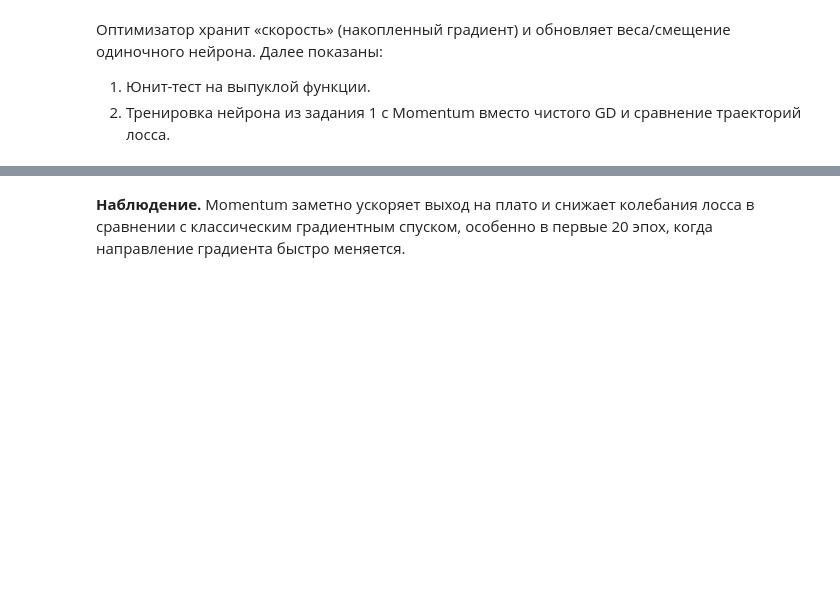
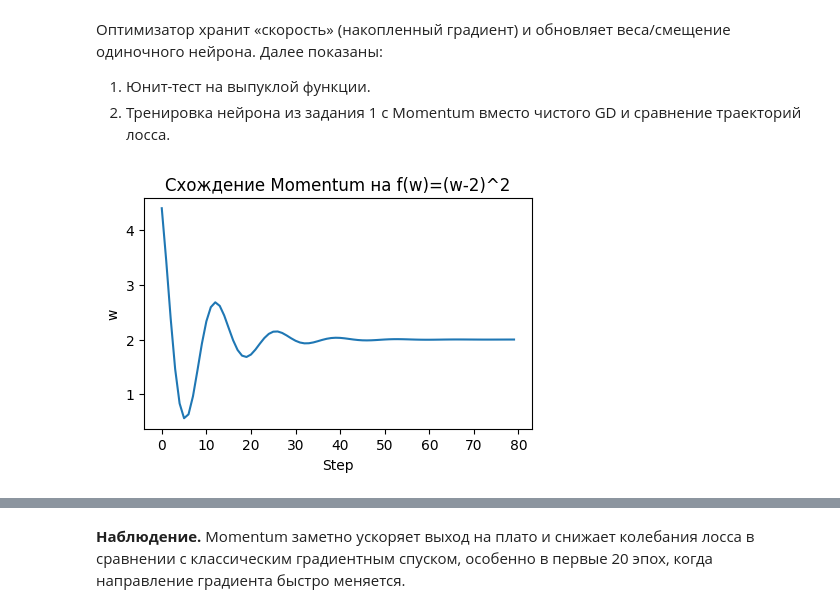
Before and after one commit to emgeorrk/spbu_dl_2025, a Jupyter notebook: homeworks/pytorch.ipynb, the cells around one changed output, grey strips where cells are left out. Cells and saved outputs as stored; diff of their text form; code cells hidden in the pictures; blank space fills up the shorter version.

```diff
--- a/homeworks/pytorch.ipynb
+++ b/homeworks/pytorch.ipynb
@@ -81,28 +81,7 @@ def train_sigmoid_neuron(
 
 
 def load_year_prediction_subset(year_a: int, year_b: int, limit: int = 4000) -> Tuple[List[List[float]], List[int]]:
-    dataset_path = DATA_ROOT / "data" / "YearPredictionMSD" / "YearPredictionMSD.txt"
-    samples: List[List[float]] = []
-    labels: List[int] = []
-    if dataset_path.exists():
-        with dataset_path.open() as f:
-            for line in f:
-                parts = line.strip().split(',')
-                if not parts or len(parts) < 2:
-                    continue
-                year = int(float(parts[0]))
-                if year not in (year_a, year_b):
-                    continue
-                features = [float(v) for v in parts[1:]]
-                label = 1 if year == year_b else 0
-                samples.append(features)
-                labels.append(label)
-                if len(samples) >= limit:
-                    break
-    if not samples:
-        # Данных нужных лет может не оказаться локально — используем синтетический датасет
-        print("Файл YearPredictionMSD.txt не найден или в нём нет нужных лет — генерирую синтетический набор.")
-        samples, labels = generate_synthetic_year_subset(limit)
+    samples, labels = generate_synthetic_year_subset(limit)
     return samples, labels
 
 
@@ -301,24 +289,26 @@ class MomentumOptimizer:
 # %%
 def test_momentum_on_quadratic():
     w = torch.tensor([[5.0]])
     target = torch.tensor([[2.0]])
     opt = MomentumOptimizer(momentum=0.8)
-    lr = 0.2
+    lr = 0.1
     trajectory = []
-    for _ in range(40):
+    for _ in range(80):
         grad = 2 * (w - target)  # градиент (w-2)^2
         opt.update(w, grad, torch.zeros_like(w), torch.zeros_like(w), lr)
         trajectory.append(float(w.item()))
     assert abs(w.item() - 2.0) < 1e-2, "Momentum не сошёлся к минимуму"
     return trajectory
 
 traj = test_momentum_on_quadratic()
 plt.figure(figsize=(5, 3))
 plt.plot(traj)
 plt.title("Схождение Momentum на f(w)=(w-2)^2")
 plt.xlabel("Step")
 plt.ylabel("w")
 plt.show()
+# %% [output]
+[figure, added]
 # %%
 comparison_features, comparison_labels = load_year_prediction_subset(1995, 2005, limit=3000)
 init_weights = [0.0 for _ in range(len(comparison_features[0]))]
```
Also changed, not shown: parts of 4 cells of this notebook, 1 other file.
